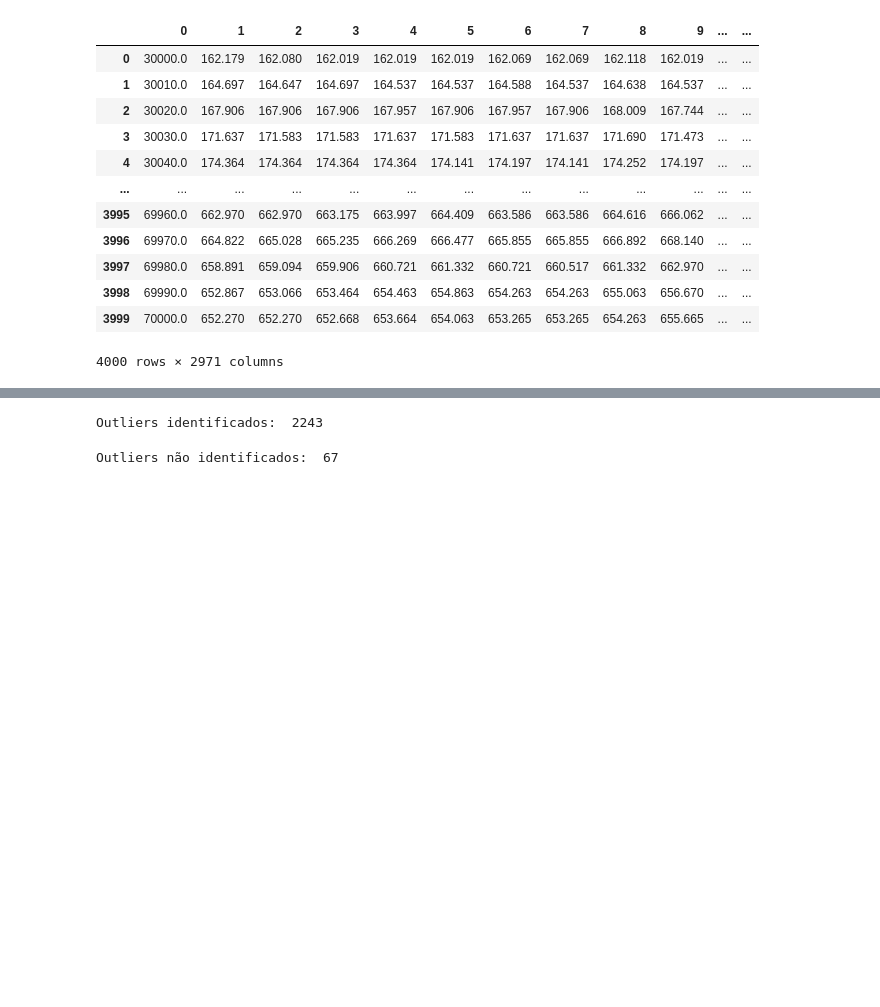
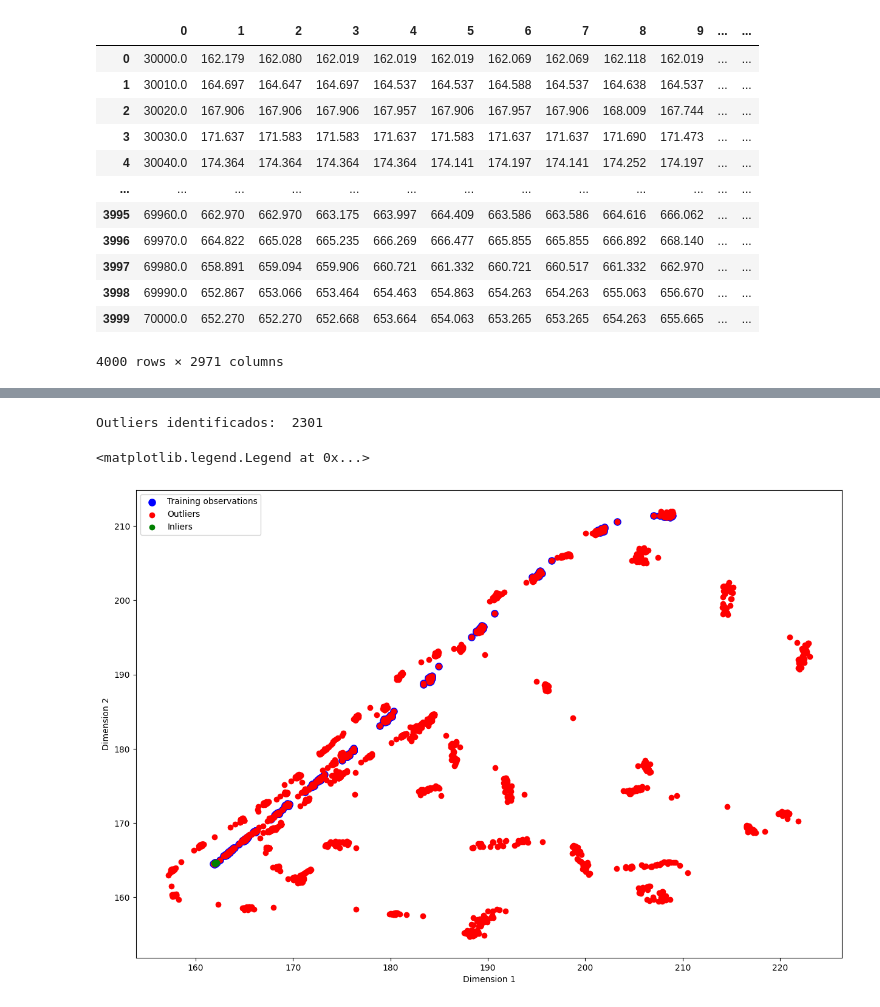
Before and after one commit to AlxDev-hub/Deteccao_novidades_LOF, a Jupyter notebook: Aplicacao_LOF-Novelty_PZT.ipynb, the cells around one changed output, grey strips where cells are left out. Drawn from its saved outputs; the diff is of its cells as text; code cells hidden in the pictures; blank space fills up the shorter version.

```diff
--- a/Aplicacao_LOF-Novelty_PZT.ipynb
+++ b/Aplicacao_LOF-Novelty_PZT.ipynb
@@ -167,4 +123,3 @@ display(principalDf_X_anomalia)
 # %%
 #Ajustar o modelo para detecção de novidade (novelty = True)
-clf = LocalOutlierFactor(n_neighbors=10, novelty=True, contamination=0.15)
-clf.fit(principalDf_X_train)
+clf = LocalOutlierFactor(n_neighbors=10, novelty=True, contamination=0.15).fit(X_train)
@@ -173,6 +126,7 @@ LocalOutlierFactor(contamination=0.15, n_neighbors=10, novelty=True)
 # %%
-#Predicao dos dados X_test e X_outliers
-y_pred_test = clf.predict(principalDf_X_anomalia)
+#Identificação da condição natural
+y_pred_test = clf.predict(X_test)
 
-#Numero de erros dos dados
-n_error_test = y_pred_test[y_pred_test == -1].size
+n_inliers = y_pred_test[y_pred_test == 1].size
+
+print("Inliers identificados: ", n_inliers)
@@ -214,10 +135,43 @@ Text(0, 0.5, 'Dim. 2')
-# %%
-print("Outliers identificados: ", n_error_test)
-# %% [output]
-Outliers identificados:  2243
-# %%
-n_error = y_pred_test[y_pred_test == 1].size
-
-print("Outliers não identificados: ", n_error)
-# %% [output]
-Outliers não identificados:  67
+# %%
+#Identificação de anomalia
+y_pred_outliers = clf.predict(X_outliers)
+
+n_outliers = y_pred_outliers[y_pred_outliers == -1].size
+
+print("Outliers identificados: ", n_outliers)
+# %% [output]
+Outliers identificados:  2301
+# %%
+plt.figure(figsize=(15,10))
+# filter outlier index
+outlier_index = np.where(y_pred_outliers == -1)
+# filter outlier values
+outlier_values = dataset_final.iloc[outlier_index]
+
+# filter inliers index
+inliers_index = np.where(y_pred_test == 1)
+# filter inliers values
+inliers_values = dataset_final.iloc[inliers_index]
+
+# plot data
+a = plt.scatter(X_train[0], X_train[1], color = "b", s = 65)
+# plot outlier values
+b = plt.scatter(outlier_values[0], outlier_values[1], color = "r")
+# plot inliers values
+c = plt.scatter(inliers_values[0], inliers_values[1], color = "g")
+
+plt.xlabel("Dimension 1")
+plt.ylabel("Dimension 2")
+
+plt.legend(
+    [a, b, c],
+    [
+        "Training observations",
+        "Outliers",
+        "Inliers",
+    ],
+    loc="upper left",
+)
+# %% [output]
+<matplotlib.legend.Legend at 0x...>
+[figure, added]
```
Also changed, not shown: parts of 13 cells of this notebook.
